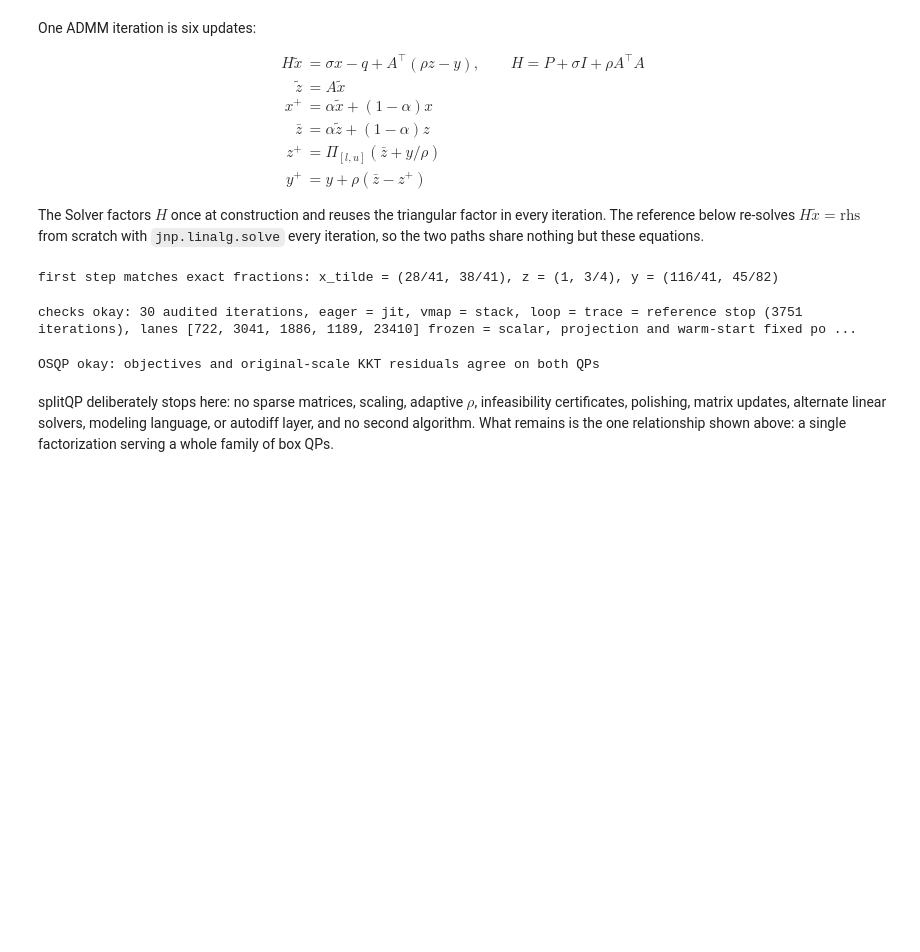
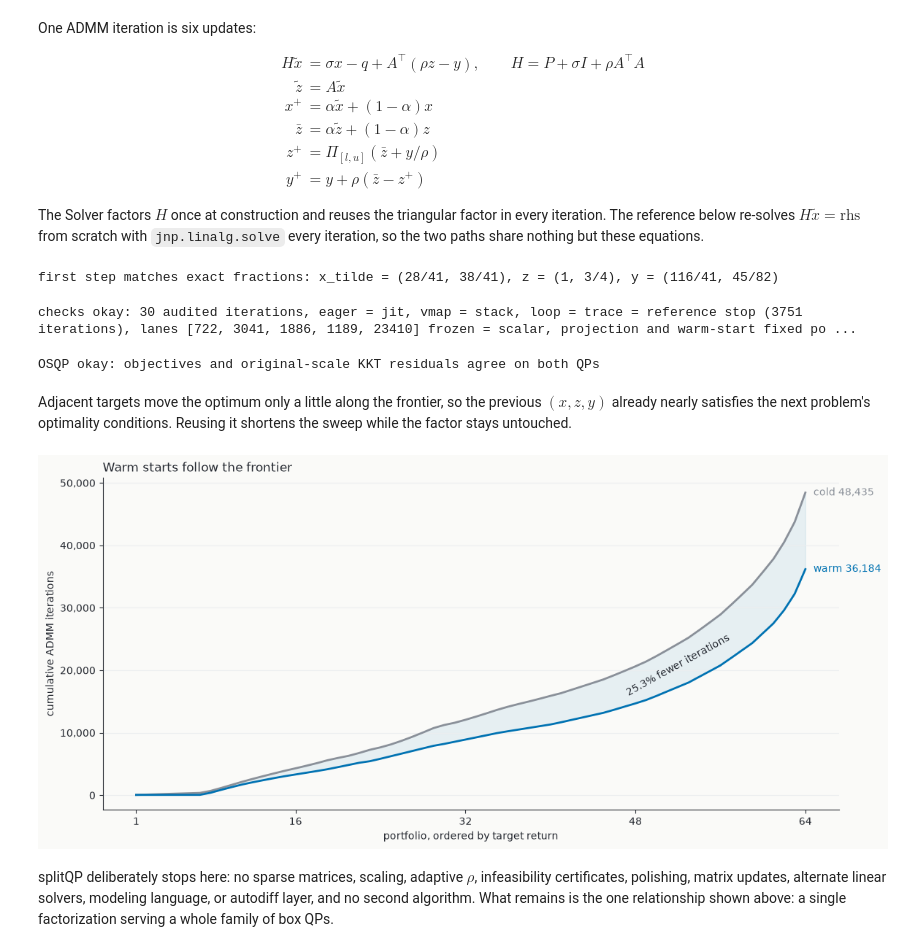
Before and after one commit to denglinc/splitQP, a Jupyter notebook: portfolio.ipynb, the cells around one changed output. Drawn from its saved outputs; the diff is of its cells as text; code cells hidden in the pictures; blank space fills up the shorter version.

```diff
--- a/portfolio.ipynb
+++ b/portfolio.ipynb
@@ -329,6 +370,58 @@ for Pi, Ai, qi, li, ui, ours in [
 print("OSQP okay: objectives and original-scale KKT residuals agree on both QPs")
 # %% [output]
 OSQP okay: objectives and original-scale KKT residuals agree on both QPs
+# %% [markdown]
+Adjacent targets move the optimum only a little along the frontier, so the
+previous $(x, z, y)$ already nearly satisfies the next problem's optimality
+conditions. Reusing it shortens the sweep while the factor stays untouched.
+# %%
+# The visual claims, asserted before anything is drawn.
+cum_cold = np.cumsum(iters_cold)
+cum_warm = np.cumsum(iters_warm)
+total_cold, total_warm = int(cum_cold[-1]), int(cum_warm[-1])
+saving = 100.0 * (total_cold - total_warm) / total_cold
+assert all(bool(r.converged) for r in cold + warm)
+assert np.array_equal(iters_batch, iters_cold), "cold scalar stops must equal batch lanes"
+assert iters_warm[0] == iters_cold[0], "the first warm solve starts cold"
+assert np.all(np.diff(cum_cold) > 0) and np.all(np.diff(cum_warm) > 0)
+assert total_warm < total_cold
+assert solver.factorizations == 1, "the sweep reused the one Cache"
+
+pos = np.arange(1, B + 1)
+fig, ax = plt.subplots()
+fig.subplots_adjust(left=0.065, right=0.905, top=0.92, bottom=0.11)  # fixed layout: both PNGs are exactly 1920x900
+ax.plot(pos, cum_cold, color=GRAY, lw=2)
+ax.plot(pos, cum_warm, color=BLUE, lw=2)
+ax.fill_between(pos, cum_warm, cum_cold, color=BLUE, alpha=0.08)
+ax.annotate(f"cold {total_cold:,}", (B, total_cold), xytext=(8, 0),
+            textcoords="offset points", va="center", color=GRAY)
+ax.annotate(f"warm {total_warm:,}", (B, total_warm), xytext=(8, 0),
+            textcoords="offset points", va="center", color=BLUE)
+ax.set_title("Warm starts follow the frontier", loc="left", color=INK)
+ax.set_xlabel("portfolio, ordered by target return")
+ax.set_ylabel("cumulative ADMM iterations")
+ax.set_xticks([1, 16, 32, 48, 64])
+ax.yaxis.set_major_formatter(mtick.StrMethodFormatter("{x:,.0f}"))
+ax.grid(axis="y", color=GRID, lw=0.8)
+ax.spines[["top", "right"]].set_visible(False)
+ax.spines[["left", "bottom"]].set_linewidth(0.8)
+
+# Lay the saving label along the gap it measures: the angle of the mid-band
+# chord in display coordinates, computed once the axes limits are final.
+mid = (cum_cold + cum_warm) / 2
+a, b = 44, 58
+pts = ax.transData.transform(np.column_stack([pos[[a, b]], mid[[a, b]]]))
+angle = np.degrees(np.arctan2(pts[1, 1] - pts[0, 1], pts[1, 0] - pts[0, 0]))
+k_mid = (a + b) // 2
+ax.annotate(f"{saving:.1f}% fewer iterations", (pos[k_mid], mid[k_mid]),
+            ha="center", va="center", color=INK,
+            rotation=angle, rotation_mode="anchor")
+fig.savefig("assets/warm_start.png", dpi=160,
+            metadata={"Software": "splitqp portfolio.ipynb"})
+display(fig)
+plt.close(fig)
+# %% [output]
+[figure, added]
 # %% [markdown]
 splitQP deliberately stops here: no sparse matrices, scaling, adaptive
 $\rho$, infeasibility certificates, polishing, matrix updates, alternate
```
Also changed, not shown: parts of 1 cell of this notebook, 2 other files.
